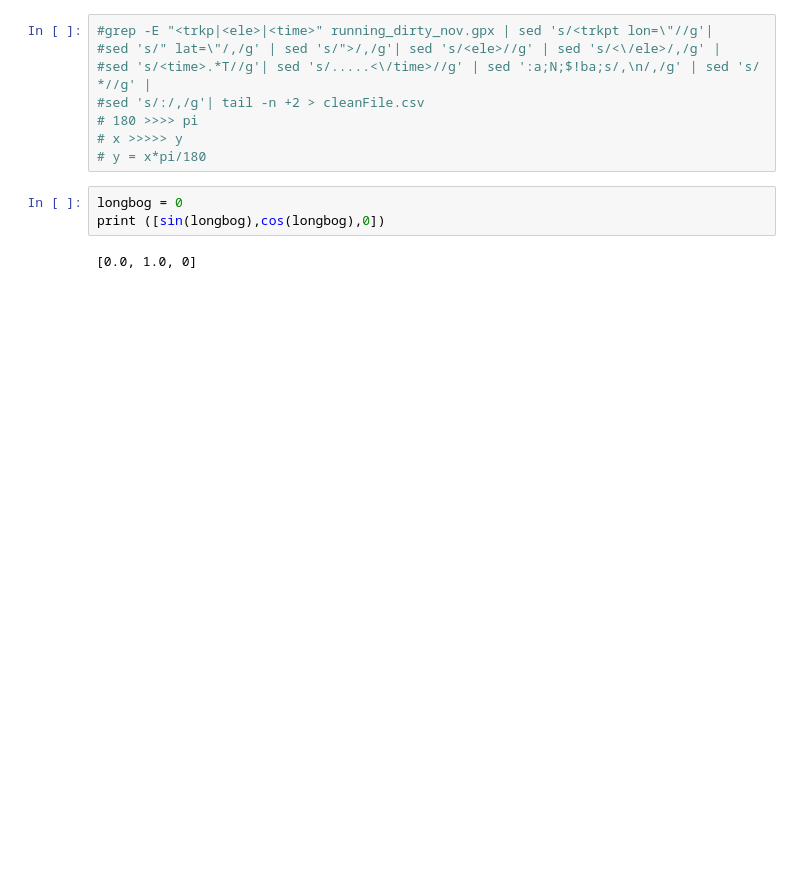
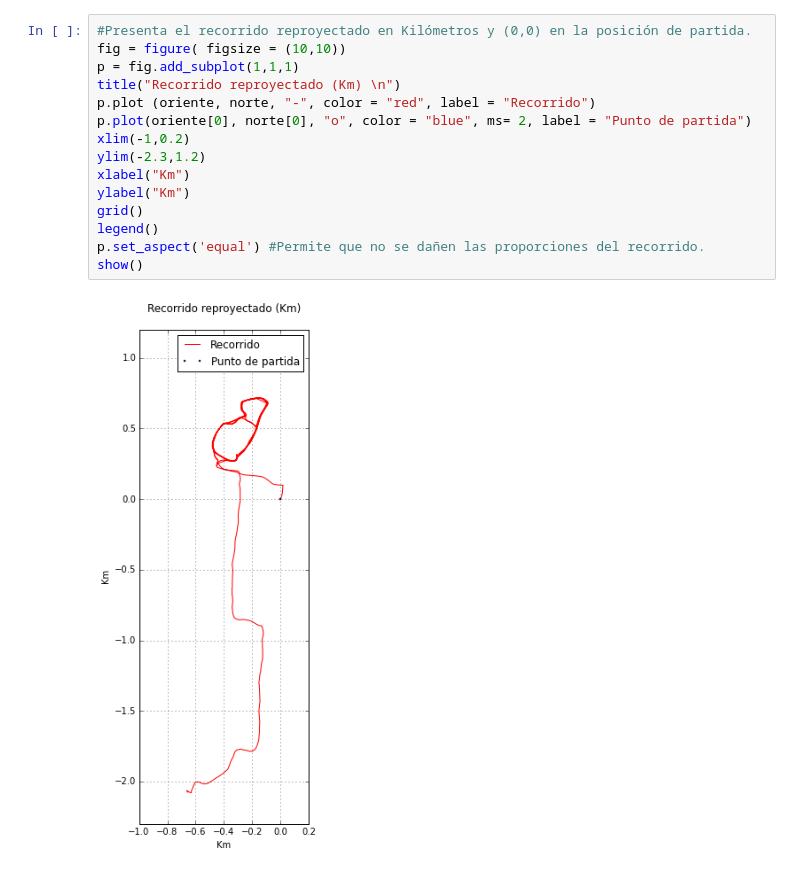
Before and after one commit to niveku/MC, a Jupyter notebook: Talleres/Taller6/GPS.ipynb, the cells around one changed output. Cells and saved outputs as stored; diff of their text form; blank space fills up the shorter version.

```diff
--- a/Talleres/Taller6/GPS.ipynb
+++ b/Talleres/Taller6/GPS.ipynb
@@ -51,13 +66,17 @@ Populating the interactive namespace from numpy and matplotlib
-# %%
-#grep -E "<trkp|<ele>|<time>" running_dirty_nov.gpx | sed 's/<trkpt lon=\"//g'|
-#sed 's/" lat=\"/,/g' | sed 's/">/,/g'| sed 's/<ele>//g' | sed 's/<\/ele>/,/g' |
-#sed 's/<time>.*T//g'| sed 's/.....<\/time>//g' | sed ':a;N;$!ba;s/,\n/,/g' | sed 's/ *//g' |
-#sed 's/:/,/g'| tail -n +2 > cleanFile.csv
-# 180 >>>> pi
-# x >>>>> y
-# y = x*pi/180
-# %%
-longbog = 0
-print ([sin(longbog),cos(longbog),0])
-# %% [output]
-[0.0, 1.0, 0]
+# %%
+#Presenta el recorrido reproyectado en Kilómetros y (0,0) en la posición de partida.
+fig = figure( figsize = (10,10))
+p = fig.add_subplot(1,1,1)
+title("Recorrido reproyectado (Km) \n")
+p.plot (oriente, norte, "-", color = "red", label = "Recorrido")
+p.plot(oriente[0], norte[0], "o", color = "blue", ms= 2, label = "Punto de partida")
+xlim(-1,0.2)
+ylim(-2.3,1.2)
+xlabel("Km")
+ylabel("Km")
+grid()
+legend()
+p.set_aspect('equal') #Permite que no se dañen las proporciones del recorrido.
+show()
+# %% [output]
+[figure, added]
```
Also changed, not shown: parts of 12 cells of this notebook, 3 other files.
